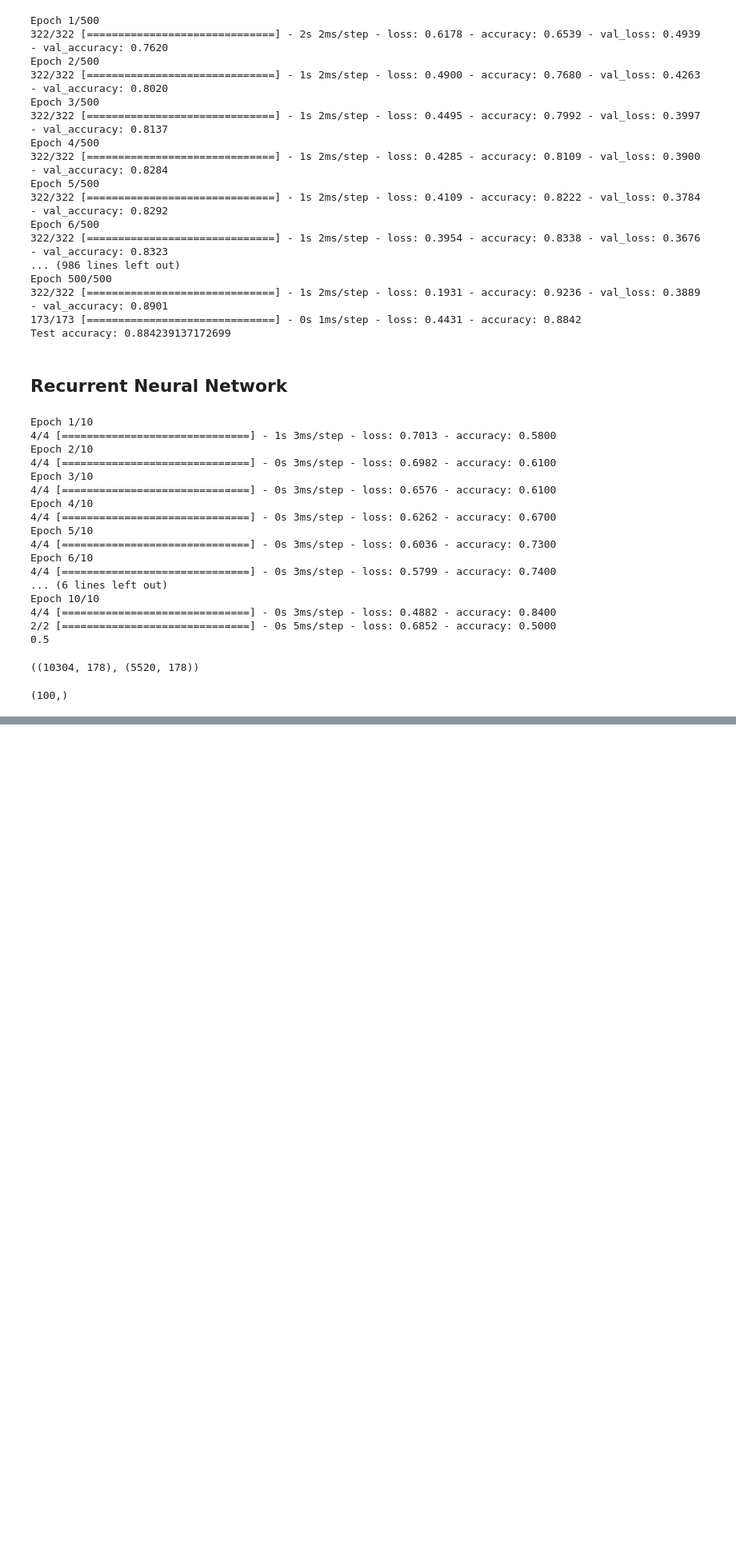
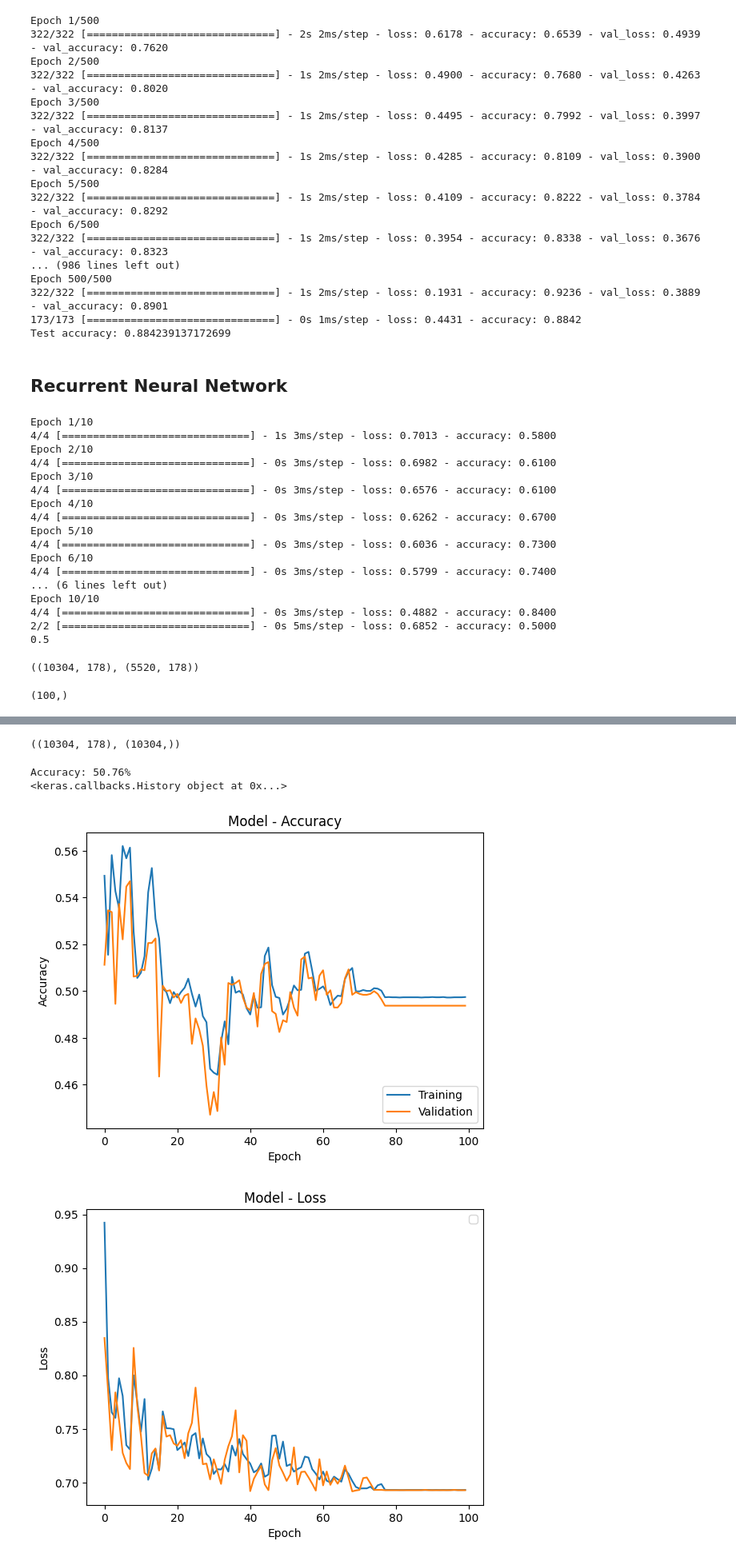
Before and after one commit to RushilShivade/Epileptic-Seizure-Prediction-using-EEG-Signals, a Jupyter notebook: ML_Project.ipynb, the cells around one changed output, grey strips where cells are left out. Shown at 80% size. Cells and saved outputs as stored; diff of their text form; code cells hidden in the pictures; blank space fills up the shorter version.

```diff
--- a/ML_Project.ipynb
+++ b/ML_Project.ipynb
@@ -677,0 +712,21 @@ y_train.shape
+# %%
+def network_CNN(X_train,y_train):
+    im_shape=(X_train.shape[1],1)
+    inputs_cnn=Input(shape=(im_shape), name='inputs_cnn')
+    conv1d_1 = layers.Conv1D(filters=32, kernel_size=6)(inputs_cnn)
+    batch_normalization = BatchNormalization()(conv1d_1)
+    max_pooling1d = layers.MaxPooling1D( 2, padding='same')(batch_normalization)
+    conv1d_2 = layers.Conv1D(filters=64, kernel_size=3)(max_pooling1d)
+    batch_normalization_1 = BatchNormalization()(conv1d_2)
+    max_pooling1d_1 = layers.MaxPooling1D(2, padding='same')(batch_normalization_1)
+    flatten = Flatten()(max_pooling1d_1)
+    dense = Dense(32)(flatten)
+    dense_1 = Dense(16)(dense)
+    main_output = Dense(2)(dense_1)
+    model1 = Model(inputs= inputs_cnn, outputs=main_output)
+    model1.compile(optimizer='adam', loss='sparse_categorical_crossentropy',metrics = ['accuracy'])
+
+    return(model1)
+# %%
+model1 = network_CNN(X_train,y_train)
+print(model1.summary())
@@ -677,0 +751,10 @@ y_train.shape
+# %%
+save_path = './tmp/checkpoint_1'
+model_checkpoint_callback = keras.callbacks.ModelCheckpoint(
+    filepath=save_path,
+    save_weights_only=True,
+    monitor='val_accuracy',
+    mode='max',
+    save_best_only=True)
+
+history = model1.fit(X_train, y_train,epochs=100, batch_size=32, validation_data=(X_val,y_val), callbacks=[model_checkpoint_callback])
@@ -677,0 +779,12 @@ y_train.shape
+# %%
+X_train.shape , y_train.shape
+# %% [output]
+((10304, 178), (10304,))
+# %%
+evaluate_model(history,X_test,y_test,model1)
+y_pred=model1.predict(X_test)
+# %% [output]
+Accuracy: 50.76%
+<keras.callbacks.History object at 0x...>
+[figure, added]
+[figure, added]
```
Also changed, not shown: parts of 18 cells of this notebook, 6 other files.
